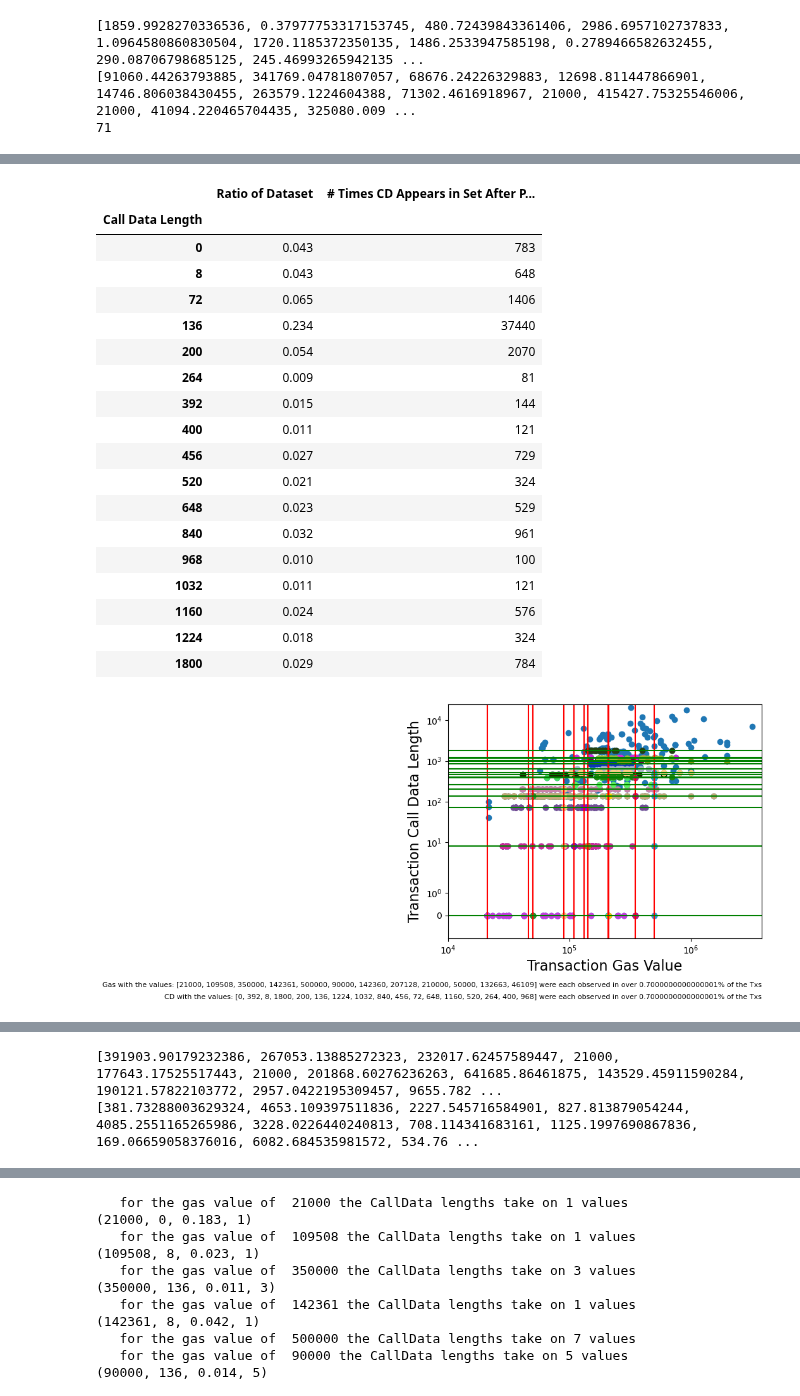
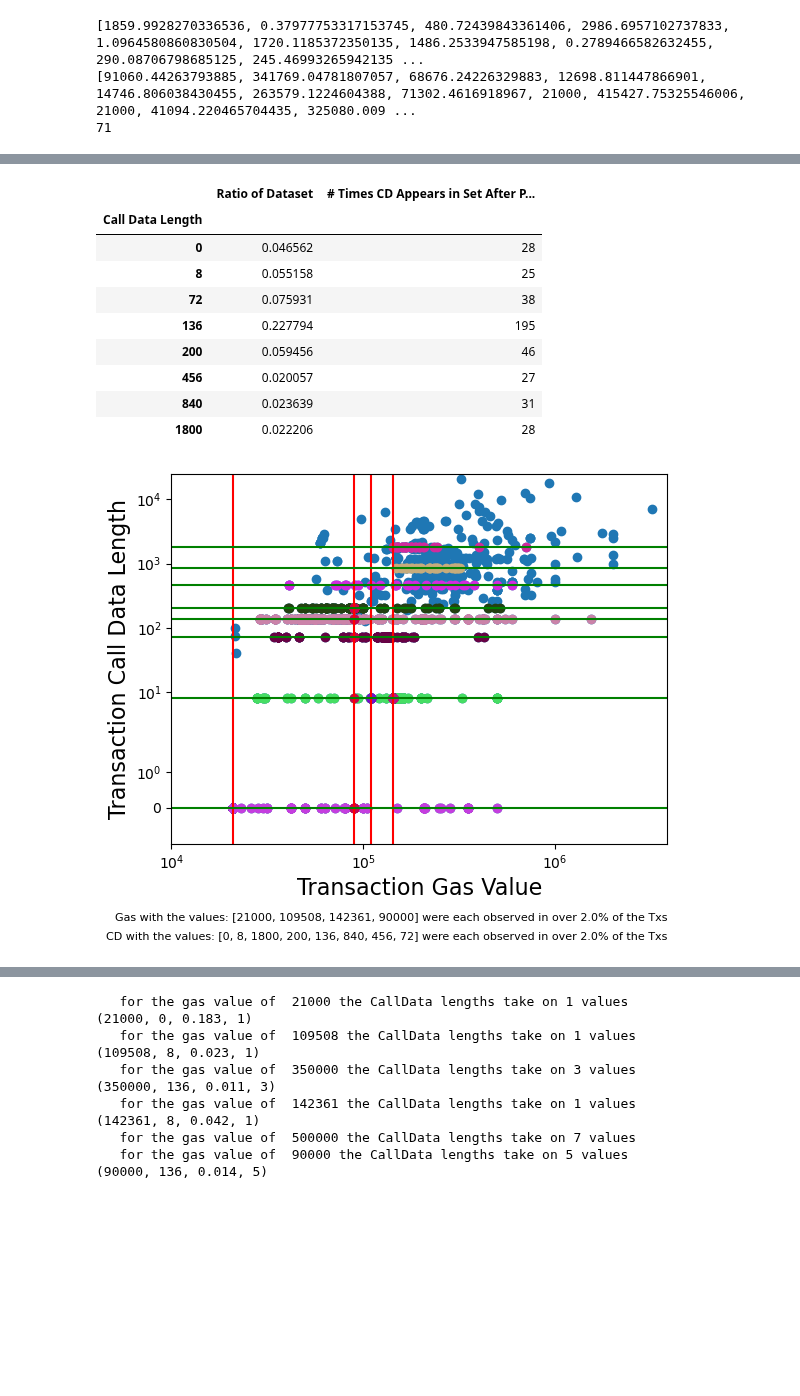
Before and after one commit to teohyikhaw/camcos, a Jupyter notebook: simulations/TxSimulations.ipynb, the cells around one changed output, grey strips where cells are left out. Cells and saved outputs as stored; diff of their text form; code cells hidden in the pictures; blank space fills up the shorter version.

```diff
--- a/simulations/TxSimulations.ipynb
+++ b/simulations/TxSimulations.ipynb
@@ -314,14 +314,10 @@ print(len(TxCallDataGenerated))
 # %%
 #toy code:
 
-
-
-
-
 ssss=0
 ratioBreaks=[]
-for i in list(mostCommonDf['Ratio of Dataset']):
-    ratioBreaks.append(i+np.sum(list(mostCommonDf['Ratio of Dataset'])[0:ssss]))
+for i in list(commonDf['Ratio of Dataset']):
+    ratioBreaks.append(i+np.sum(list(commonDf['Ratio of Dataset'])[0:ssss]))
     ssss=ssss+1
 ratioBreaks.append(1)
 ratioBreaks.insert(0,0)
@@ -343,7 +339,7 @@ for i in range(lenGenerated):
             print(ran)
         #else: #generate from bulk
 
-            print(list(mostCommonDf['Gas Value'])[j-1]) #needs to be in if bc the last ratio range should be  dfBulk
+            print(list(commonDf['Gas Value'])[j-1]) #needs to be in if bc the last ratio range should be  dfBulk
             print(' ')
             #TxGasGenerated.append(lowerLimitGas)
         else:
@@ -389,8 +386,14 @@ Remaining df is filtered by how many different CD values are associated with eac
 # %%
 
 #Find most common Gas
-ratioLimitGas=0.007
+ratioLimitGas=0.02 #If the count of gas values divided by the total values is over this ratio, we will create special conditions to generate points from another joint distribution. This is first used to see if any gas val occurs at least this often in the set. Then if any corresponding cd len value occurs at that gas value over this ratio, we will later generate this exact gas and cd value at the proportion we see it in the set. If the there are other cd values corresponding to the current gas value being evaluated, we check if they all make up a total of over this ratio and generate from a distribution later (using parameters derived from cd lengths at this gas value). Note a limitation of this methodology is that it's possible for a gas value to have a specific cd length over this ratio and the rest of the cd values not summing to over this ratio. Therefore, the current code will not incorporate these points when generating the joint distribution.
 ratioLimitCallData=ratioLimitGas
+minNumGasValsForDistr=2      #if set to 2 for example, only generates from a distribution if that gas value takes on more than 2 CD values
+minNumCallDataValsForDistr=1 #if set to 2 for example, only generates from a distribution if that CD  value takes on more than 2 gas values
+
+
+
+
 
 commonGas=[]
 topGasPoints=[]
@@ -398,11 +401,11 @@ topGasDistr=[]
 for gasVal,gasValCount in (dict(Counter(df.TxGas)).items()):
     if gasValCount/len(df) > ratioLimitGas: #if gas value is present in high proportion of dataset
         s=0
-        print('for the gas value of  '+ str(gasVal) + ' the CallData lengths take on '+str(len(list(Counter(list(df[df['TxGas']==gasVal].TxCallData)).keys())[:]))+ ' value(s)')
+        #print('for the gas value of  '+ str(gasVal) + ' the CallData lengths take on '+str(len(list(Counter(list(df[df['TxGas']==gasVal].TxCallData)).keys())[:]))+ ' value(s)')
         commonGas.append(gasVal) #used later to make vertical lines in plot
         for CallDataLen,CallDataLenCount in dict(Counter(list(df[df.TxGas==gasVal].TxCallData))).items():
             if CallDataLenCount/len(df) > ratioLimitGas:
-                print('     for the gas value of  '+ str(gasVal) + ' the CallData of length '+ str(list(Counter(list(df[df['TxGas']==gasVal].TxCallData)).keys())[s]) + ' was observed in  ' +str(round(100*CallDataLenCount/len(df),1)) + '% of the dataset')
+                #print('     for the gas value of  '+ str(gasVal) + ' the CallData of length '+ str(list(Counter(list(df[df['TxGas']==gasVal].TxCallData)).keys())[s]) + ' was observed in  ' +str(round(100*CallDataLenCount/len(df),1)) + '% of the dataset')
                 topGasPoints.append((gasVal,list(Counter(list(df[df['TxGas']==gasVal].TxCallData)).keys())[s],round(CallDataLenCount/len(df),3),len(list(Counter(list(df[df['TxGas']==gasVal].TxCallData)).keys())[:])))
             else:
                 topGasDistr.append((gasVal,list(Counter(list(df[df['TxGas']==gasVal].TxCallData)).keys())[s],round(CallDataLenCount/len(df),3),len(list(Counter(list(df[df['TxGas']==gasVal].TxCallData)).keys())[:])))
@@ -414,35 +417,36 @@ display(commonDf)
 
 
 commonDFRemainingGas=pd.DataFrame(topGasDistr,columns=['Gas Value','Call Data Length','Ratio of Dataset','# times in set'])
-minNumGasValsForDistr=3 #if set to 2 for example, only generates from a distribution if that gas value takes on more than 2 CD values
 vc = commonDFRemainingGas['Gas Value'].value_counts()
 commonDFRemainingGas=commonDFRemainingGas[commonDFRemainingGas['Gas Value'].isin(vc.index[vc.gt(minNumGasValsForDistr)])]
 
+countGasLens=commonDFRemainingGas.groupby('Gas Value').count()['# times in set']
+commonDFRemainingGas=commonDFRemainingGas.drop(columns=['# times in set']) #drop column
 commonDFRemainingGas=commonDFRemainingGas.groupby(by=["Gas Value"]).sum()
+commonDFRemainingGas['# Corresponding CD Values in Set After Point Generation']=countGasLens
 commonDFRemainingGas=commonDFRemainingGas.drop(columns=['Call Data Length']) #drop irrelevant column
-commonDFRemainingGas=commonDFRemainingGas.rename(columns={"# times in set": "# Times Gas Value Appears in Set After Point Generation"}) #point generation means we generate using a specific CD length and gas value. The leftover CD values can be modeled using a distribution if they don't individually contribute to a large proportion of the dataset.
 commonDFRemainingGas=commonDFRemainingGas[commonDFRemainingGas['Ratio of Dataset'] >=ratioLimitGas] #look at the ratio of the dataset that each gas value encompasses across all CD values
 
 display(commonDFRemainingGas)
 
 
 
-
-
+#Find most common cd
 commonCallData=[]
-#topCallDataPoints=[] #building this df will be the same as topGasPoints
+#topCallDataPoints=[] #building this df will be the same as topGasPoints so no need to rebuild
 topCallDataDistr=[]
 for callDataVal,callDataValCount in (dict(Counter(df.TxCallData)).items()):
-    if callDataValCount/len(df) > ratioLimitCallData: #if gas value is present in high proportion of dataset
+    if callDataValCount/len(df) > ratioLimitCallData: #if cd is present in high proportion of dataset
         s=0
-        print('for the CD value of  '+ str(callDataVal) + ' the Gas values take on '+str(len(list(Counter(list(df[df['TxCallData']==callDataVal].TxGas)).keys())[:]))+ ' value(s)')
+        #print('for the CD value of  '+ str(callDataVal) + ' the Gas values take on '+str(len(list(Counter(list(df[df['TxCallData']==callDataVal].TxGas)).keys())[:]))+ ' value(s)')
         commonCallData.append(callDataVal) #used later to make vertical lines in plot
         for gasLen,gasLenCount in dict(Counter(list(df[df.TxCallData==callDataVal].TxGas))).items():
             if gasLenCount/len(df) > ratioLimitCallData:
-                print('     for the CD value of  '+ str(callDataVal) + ' the CallData of length '+ str(list(Counter(list(df[df['TxCallData']==callDataVal].TxGas)).keys())[s]) + ' was observed in  ' +str(round(100*gasLenCount/len(df),1)) + '% of the dataset')
+                #print('     for the CD value of  '+ str(callDataVal) + ' the CallData of length '+ str(list(Counter(list(df[df['TxCallData']==callDataVal].TxGas)).keys())[s]) + ' was observed in  ' +str(round(100*gasLenCount/len(df),1)) + '% of the dataset')
+                continue
                 #topCallDataPoints.append((list(Counter(list(df[df['TxCallData']==callDataVal].TxGas)).keys())[s],callDataVal,round(gasLenCount/len(df),3),len(list(Counter(list(df[df['TxCallData']==callDataVal].TxGas)).keys())[:])))
             else:
-                topCallDataDistr.append((list(Counter(list(df[df['TxCallData']==callDataVal].TxGas)).keys())[s],callDataVal,round(gasLenCount/len(df),3),len(list(Counter(list(df[df['TxCallData']==callDataVal].TxGas)).keys())[:])))
+                topCallDataDistr.append((list(Counter(list(df[df['TxCallData']==callDataVal].TxGas)).keys())[s],callDataVal,round(gasLenCount/len(df),10),     len(list(Counter(list(df[df['TxCallData']==callDataVal].TxGas)).keys())[:])))
             s=s+1
 
 #commonCallDataDf=pd.DataFrame(topCallDataPoints,columns=['Gas Value','Call Data Length','Ratio of Dataset','# times in set'])
@@ -450,16 +454,17 @@ for callDataVal,callDataValCount in (dict(Counter(df.TxCallData)).items()):
 
 
 commonDFRemainingCallData=pd.DataFrame(topCallDataDistr,columns=['Gas Value','Call Data Length','Ratio of Dataset','# times in set'])
-minNumCallDataValsForDistr=1 #if set to 2 for example, only generates from a distribution if that CD value takes on more than 2 gas values
 vc = commonDFRemainingCallData['Call Data Length'].value_counts()
 commonDFRemainingCallData=commonDFRemainingCallData[commonDFRemainingCallData['Call Data Length'].isin(vc.index[vc.gt(minNumCallDataValsForDistr)])]
+countCDLens=commonDFRemainingCallData.groupby('Call Data Length').count()['# times in set']
+commonDFRemainingCallData=commonDFRemainingCallData.drop(columns=['# times in set']) #drop column
 commonDFRemainingCallData=commonDFRemainingCallData.groupby(by=["Call Data Length"]).sum()
+commonDFRemainingCallData['# Corresponding Gas Values in Set After Point Generation']=countCDLens
 commonDFRemainingCallData=commonDFRemainingCallData.drop(columns=['Gas Value']) #drop irrelevant column
-commonDFRemainingCallData=commonDFRemainingCallData.rename(columns={"# times in set": "# Times CD Appears in Set After Point Generation"}) #point generation means we generate using a specific CD length and gas value. The leftover CD values can be modeled using a distribution if they don't individually contribute to a large proportion of the dataset.
-commonDFRemainingCallData=commonDFRemainingCallData[commonDFRemainingCallData['Ratio of Dataset'] >=ratioLimitCallData] #look at the ratio of the dataset that each gas value encompasses across all CD values
+#commonDFRemainingCallData=commonDFRemainingCallData.rename(columns={"# times in set": "# Times CD Appears in Set After Point Generation"})
+commonDFRemainingCallData=commonDFRemainingCallData[commonDFRemainingCallData['Ratio of Dataset'] >=ratioLimitCallData] #look at the ratio of the dataset that each cd value encompasses across all gas values
 
 display(commonDFRemainingCallData)
-
 
 
 
@@ -624,20 +587,11 @@ for the CD value of  968 the Gas values take on 10 value(s)
 |  | Ratio of Dataset | # Times CD Appears in Set After P... |
 | Call Data Length |  |  |
-| 0 | 0.043 | 783 |
-| 8 | 0.043 | 648 |
-| 72 | 0.065 | 1406 |
-| 136 | 0.234 | 37440 |
-| 200 | 0.054 | 2070 |
-| 264 | 0.009 | 81 |
-| 392 | 0.015 | 144 |
-| 400 | 0.011 | 121 |
-| 456 | 0.027 | 729 |
-| 520 | 0.021 | 324 |
-| 648 | 0.023 | 529 |
-| 840 | 0.032 | 961 |
-| 968 | 0.010 | 100 |
-| 1032 | 0.011 | 121 |
-| 1160 | 0.024 | 576 |
-| 1224 | 0.018 | 324 |
-| 1800 | 0.029 | 784 |
+| 0 | 0.046562 | 28 |
+| 8 | 0.055158 | 25 |
+| 72 | 0.075931 | 38 |
+| 136 | 0.227794 | 195 |
+| 200 | 0.059456 | 46 |
+| 456 | 0.020057 | 27 |
+| 840 | 0.023639 | 31 |
+| 1800 | 0.022206 | 28 |
-[figure, old version]
+[figure, new version]
@@ -645,2 +598,0 @@ for the CD value of  968 the Gas values take on 10 value(s)
-[391903.90179232386, 267053.13885272323, 232017.62457589447, 21000, 177643.17525517443, 21000, 201868.60276236263, 641685.86461875, 143529.45911590284, 190121.57822103772, 2957.0422195309457, 9655.782 ...
-[381.73288003629324, 4653.109397511836, 2227.545716584901, 827.813879054244, 4085.2551165265986, 3228.0226440240813, 708.114341683161, 1125.1997690867836, 169.06659058376016, 6082.684535981572, 534.76 ...
```
Also changed, not shown: parts of 6 cells of this notebook.
